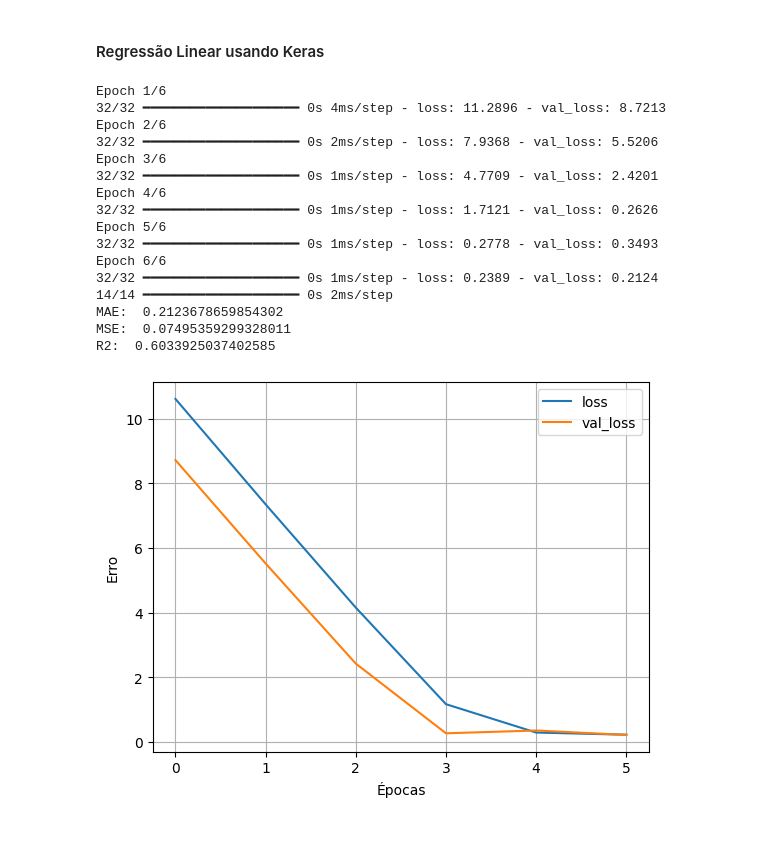
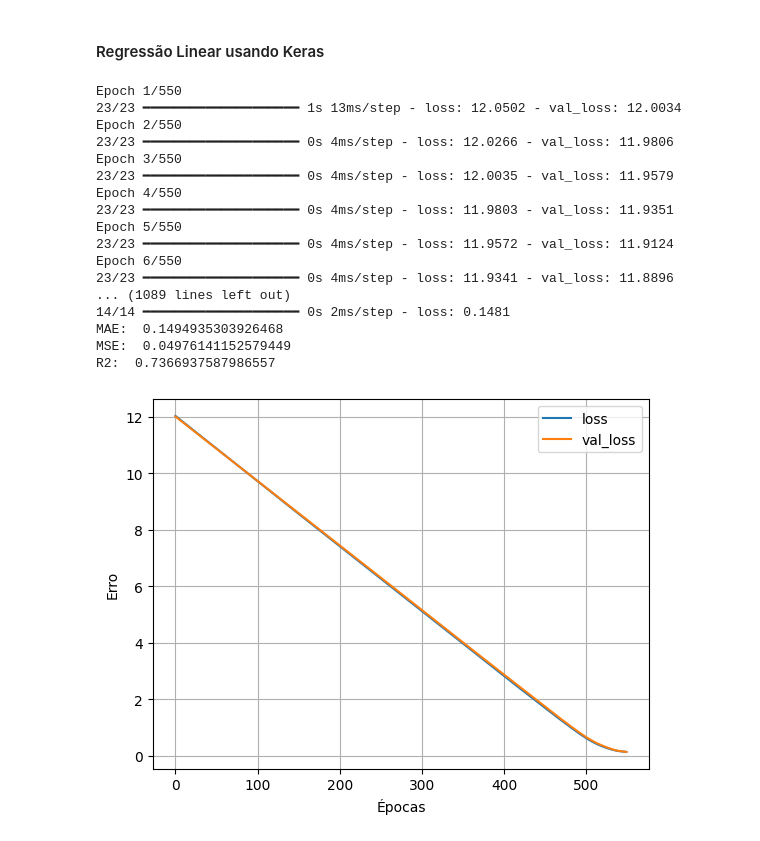
Before and after one commit to Nathan-Rgs/patternRecognition-supervisedLearning, a Jupyter notebook: regression/houses.ipynb, the cells around one changed output. Saved outputs shown, nothing was run; the diff lists cells and outputs as text; code cells hidden in the pictures.

```diff
--- a/regression/houses.ipynb
+++ b/regression/houses.ipynb
@@ -337,48 +334,54 @@ np.random.seed(1)
 tf.random.set_seed(1)
 
 # Separacao de attr e classe
-X_train = train.drop(['SalePrice'], axis=1)
-y_train = train['SalePrice']
+X_train_cols = train.drop(['SalePrice'], axis=1)
+y_train_col = train['SalePrice']
 
-X_train, X_test, y_train, y_test = train_test_split(X_train, y_train, test_size = 0.3, shuffle=True, random_state=1)
+X_train, X_test, y_train, y_test = train_test_split(X_train_cols, y_train_col, test_size = 0.3, shuffle=True, random_state=1)
 # %% [markdown]
 #### Regressão Linear usando Keras
 # %%
 # Escolha um modelo e treine-o
 normalizer = Normalization()
 normalizer.adapt(X_train.values)
 
 model = keras.Sequential([
     normalizer,
     layers.Dense(1)
 ])
 
-model.compile(optimizer=tf.optimizers.Adam(learning_rate=0.1), loss='mean_absolute_error')
+model.compile(optimizer=tf.optimizers.Adam(learning_rate=0.001), loss='mean_absolute_error')
 
-history = model.fit(X_train, y_train, epochs=6, validation_data=(X_test, y_test))
+history = model.fit(X_train, y_train, epochs=550, validation_split = 0.3)
 plot_loss(history)
 
 # Avalie o modelo
 y_pred = model.predict(X_test)
-print("MAE: " , mean_absolute_error(y_test, y_pred))
+print("MAE: " , model.evaluate(X_test, y_test))
 print("MSE: " , mean_squared_error(y_test, y_pred))
 print("R2: " , r2_score(y_test, y_pred))
+
+y_pred = y_pred.flatten()
+# Reverter a transformação logarítmica para escala original
+y_test_original = np.expm1(y_test)
+y_pred_original = np.expm1(y_pred)
 # %% [output]
-Epoch 1/6
-32/32 ━━━━━━━━━━━━━━━━━━━━ 0s 4ms/step - loss: 11.2896 - val_loss: 8.7213
-Epoch 2/6
-32/32 ━━━━━━━━━━━━━━━━━━━━ 0s 2ms/step - loss: 7.9368 - val_loss: 5.5206
-Epoch 3/6
-32/32 ━━━━━━━━━━━━━━━━━━━━ 0s 1ms/step - loss: 4.7709 - val_loss: 2.4201
-Epoch 4/6
-32/32 ━━━━━━━━━━━━━━━━━━━━ 0s 1ms/step - loss: 1.7121 - val_loss: 0.2626
-Epoch 5/6
-32/32 ━━━━━━━━━━━━━━━━━━━━ 0s 1ms/step - loss: 0.2778 - val_loss: 0.3493
-Epoch 6/6
-32/32 ━━━━━━━━━━━━━━━━━━━━ 0s 1ms/step - loss: 0.2389 - val_loss: 0.2124
-14/14 ━━━━━━━━━━━━━━━━━━━━ 0s 2ms/step
-MAE:  0.2123678659854302
-MSE:  0.07495359299328011
-R2:  0.6033925037402585
+Epoch 1/550
+23/23 ━━━━━━━━━━━━━━━━━━━━ 1s 13ms/step - loss: 12.0502 - val_loss: 12.0034
+Epoch 2/550
+23/23 ━━━━━━━━━━━━━━━━━━━━ 0s 4ms/step - loss: 12.0266 - val_loss: 11.9806
+Epoch 3/550
+23/23 ━━━━━━━━━━━━━━━━━━━━ 0s 4ms/step - loss: 12.0035 - val_loss: 11.9579
+Epoch 4/550
+23/23 ━━━━━━━━━━━━━━━━━━━━ 0s 4ms/step - loss: 11.9803 - val_loss: 11.9351
+Epoch 5/550
+23/23 ━━━━━━━━━━━━━━━━━━━━ 0s 4ms/step - loss: 11.9572 - val_loss: 11.9124
+Epoch 6/550
+23/23 ━━━━━━━━━━━━━━━━━━━━ 0s 4ms/step - loss: 11.9341 - val_loss: 11.8896
+... (1089 lines left out)
+14/14 ━━━━━━━━━━━━━━━━━━━━ 0s 2ms/step - loss: 0.1481
+MAE:  0.1494935303926468
+MSE:  0.04976141152579449
+R2:  0.7366937587986557
-[figure, old version]
+[figure, new version]
 # %%
```
Also changed, not shown: parts of 6 cells of this notebook.
